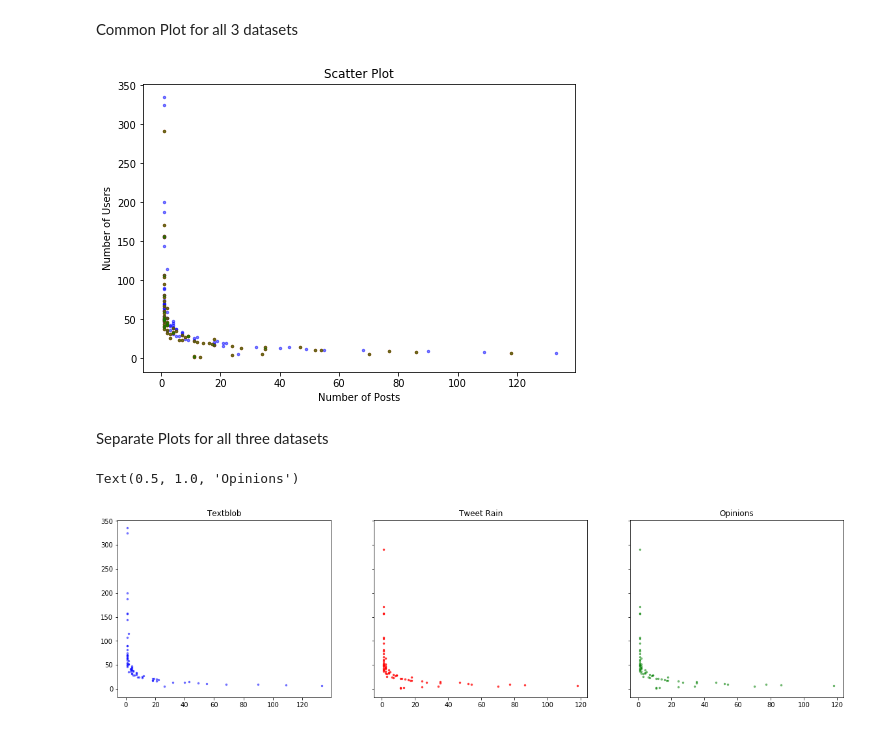
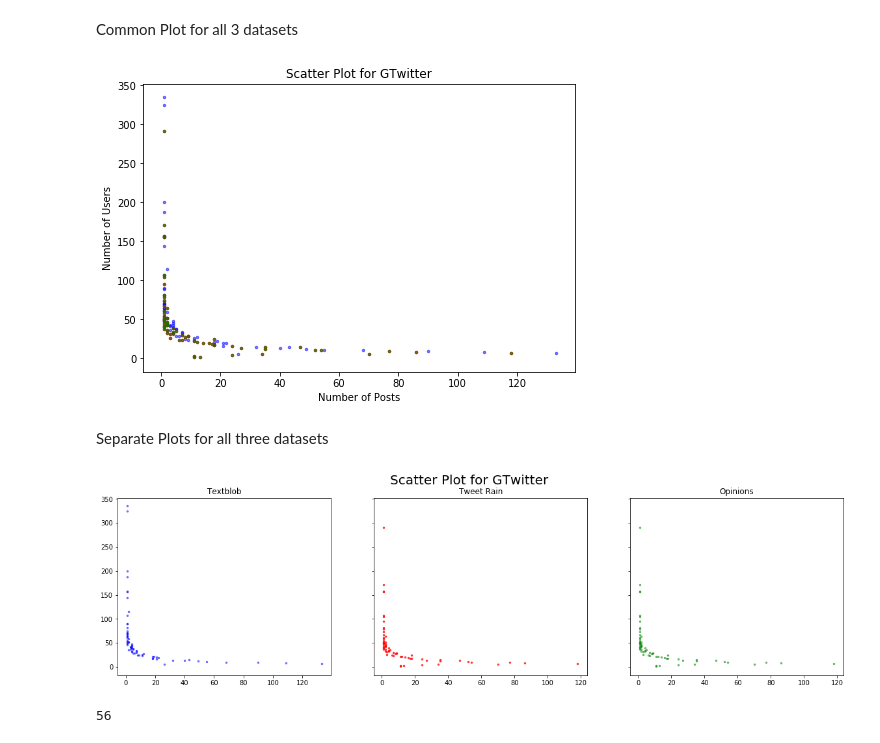
Before and after one commit to avyaktawrat/Incentivization-Project, a Jupyter notebook: data_exploration.ipynb, the cells around one changed output. Drawn from its saved outputs; the diff is of its cells as text; code cells hidden in the pictures.

```diff
--- a/data_exploration.ipynb
+++ b/data_exploration.ipynb
@@ -45,22 +45,35 @@ ax.scatter(post_count_2, user_count_2, color='r',s=6,alpha=0.7)
 ax.scatter(post_count_3, user_count_3, color='g',s=6,alpha=0.5)
 ax.set_xlabel('Number of Posts')
 ax.set_ylabel('Number of Users')
-ax.set_title('Scatter Plot')
+ax.set_title('Scatter Plot for GTwitter')
 plt.show()
 # %% [output]
-[figure, old version]
+[figure, new version]
 # %% [markdown]
 Separate Plots for all three datasets
 # %%
 # Create two subplots and unpack the output array immediately
 f, (ax1, ax2, ax3) = plt.subplots(1, 3, sharey=True,figsize=(20,5))
 
 ax1.scatter(post_count_1, user_count_1, color='b',s=6,alpha=0.5)
 ax2.scatter(post_count_2, user_count_2, color='r',s=6,alpha=0.7)
 ax3.scatter(post_count_3, user_count_3, color='g',s=6,alpha=0.5)
 ax1.set_title('Textblob')
 ax2.set_title('Tweet Rain')
 ax3.set_title('Opinions')
+f.suptitle('Scatter Plot for GTwitter',fontsize=20)
+plt.show()
 # %% [output]
-Text(0.5, 1.0, 'Opinions')
-[figure, old version]
+[figure, new version]
+# %%
+data_opinion = np.loadtxt('.\VTwitter-20201020T083214Z-001\VTwitter\opinion.txt',skiprows=0)
+
+nodeId, countId = np.unique(data_opinion[:,0],return_counts=True)
+nodeId = np.reshape(nodeId,[nodeId.shape[0],1])
+countId = np.reshape(countId,[countId.shape[0],1])
+
+data_counts = np.append(nodeId,countId, axis = 1)
+user_count, post_count = np.unique(data_counts[:,1],return_counts=True)
+print(np.shape(user_count)[0])
+# %% [output]
+56
```
Also changed, not shown: parts of 1 cell of this notebook.
